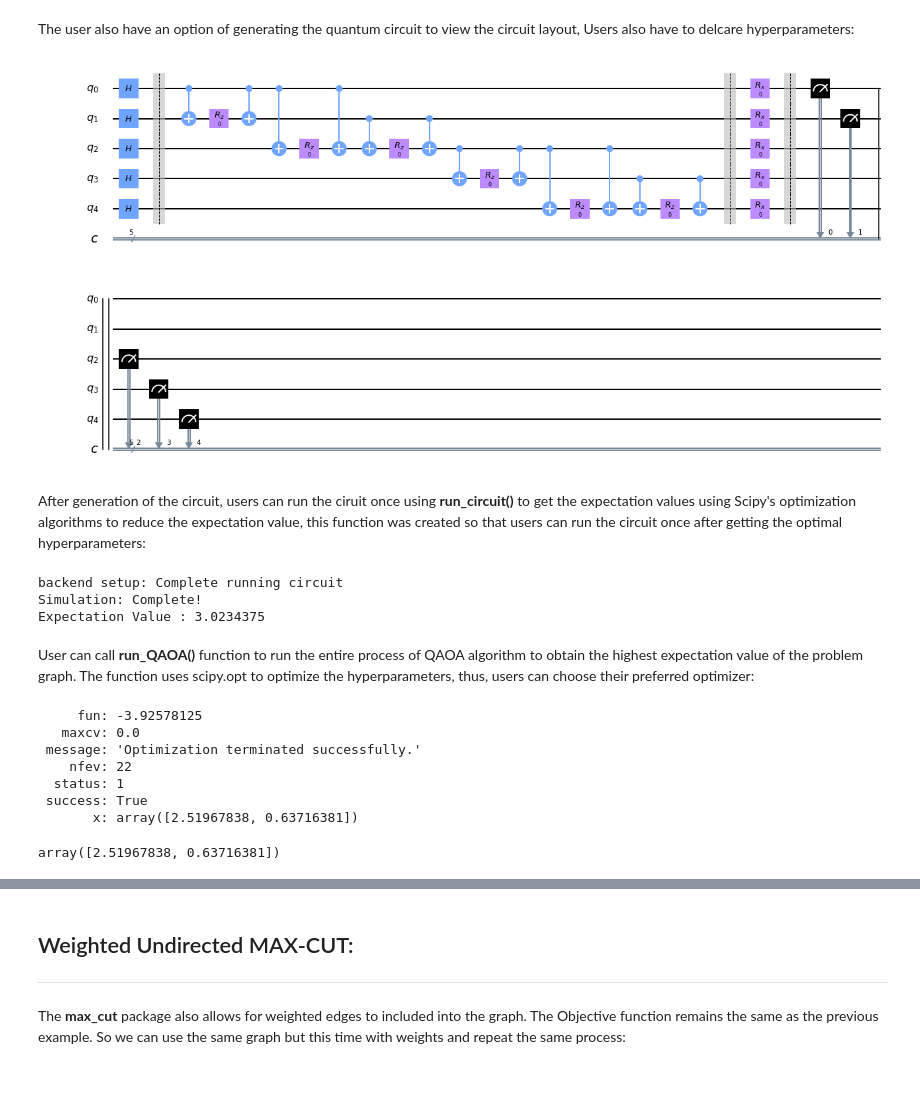
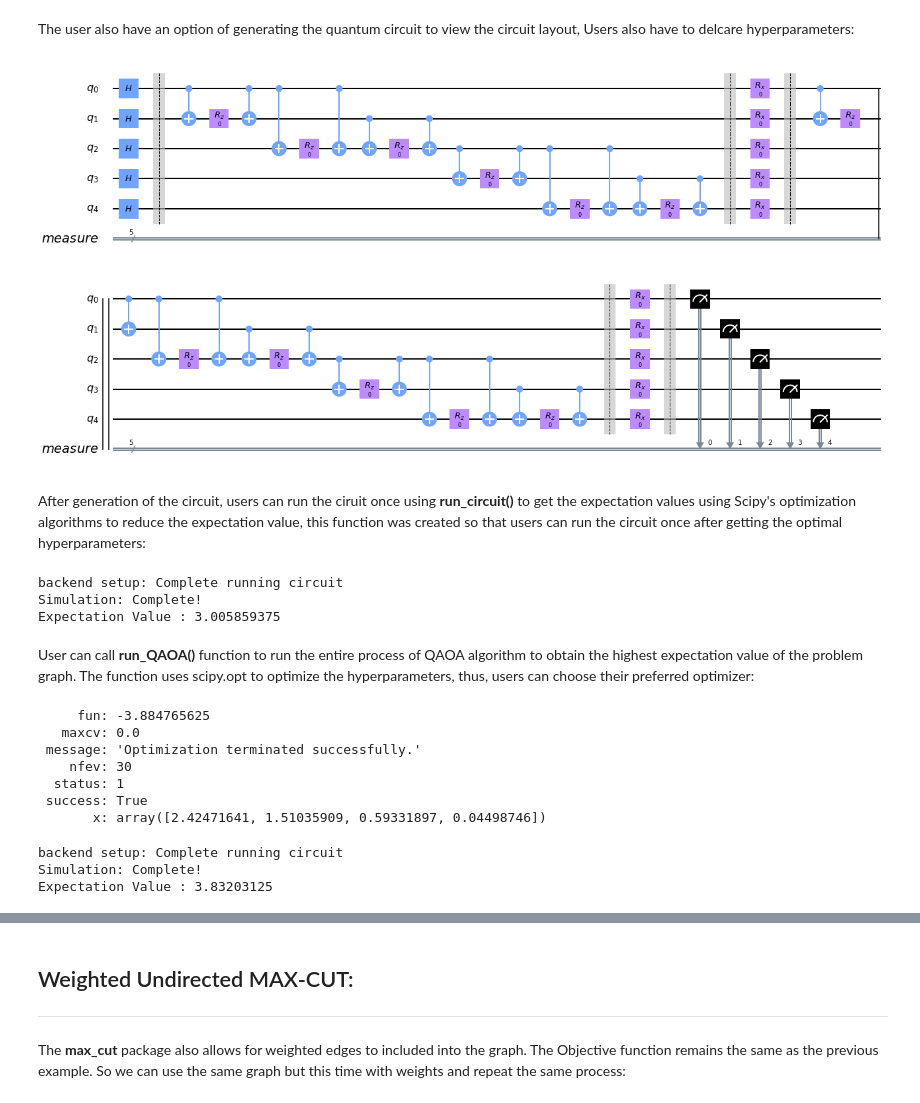
Before and after one commit to nus-comparch/hamiltonian_engine, a Jupyter notebook: Examples/2_PredefinedExamples_MAXCUT.ipynb, the cells around one changed output, grey strips where cells are left out. Saved outputs shown, nothing was run; the diff lists cells and outputs as text; code cells hidden in the pictures.

```diff
--- a/Examples/2_PredefinedExamples_MAXCUT.ipynb
+++ b/Examples/2_PredefinedExamples_MAXCUT.ipynb
@@ -50,35 +50,41 @@ The iterable function was deprecated in Matplotlib 3.1 and will be removed in 3.
 The next step is to instantiate the max_cut object. For the max-cut problem; we defined the objective function $f(x)$ = $x_1 \oplus x_2$ = $\neg x_1 \wedge x_2$ | $\neg x_2 \wedge x_1$
 # %%
 # instantiate a MAX_CUT object which prepares converts the objective function into a pauli hamiltonian
-max_cut = mc.max_cut(G)
+max_cut = mc.max_cut(2,G)
 # %% [markdown]
 The user also have an option of generating the quantum circuit to view the circuit layout, Users also have to delcare hyperparameters:
 # %%
 # Generate the circuit for graph per Edge mapping
-hyperparams = [0.0,0.0]
+hyperparams = [0.0,0.0,0.0,0.0]
 max_cut.generate_quantumCircuit(G, hyperparams)
 # %% [output]
-[figure, old version]
+[figure, new version]
 # %% [markdown]
 After generation of the circuit, users can run the ciruit once using **run_circuit()** to get the expectation values using Scipy's optimization algorithms to reduce the expectation value, this function was created so that users can run the circuit once after getting the optimal hyperparameters:
 # %%
 # run the circuit once
-results = max_cut.run_circuit(G)
+results = max_cut.run_circuit()
 # %% [output]
 backend setup: Complete running circuit
 Simulation: Complete!
-Expectation Value : 3.0234375
+Expectation Value : 3.005859375
 # %% [markdown]
 User can call **run_QAOA()** function to run  the entire process of QAOA algorithm to obtain the highest expectation value of the problem graph. The function uses scipy.opt to optimize the hyperparameters, thus, users can choose their preferred optimizer:
 # %%
-hyperparams=[2.63851474, 0.68736767]
-max_cut.run_QAOA(hyperparams,'COBYLA')
+hyperparams=[2.44209724, 0.5108678 , 0.61853918, 0.05359925]
+opt_hyperparams = max_cut.run_QAOA(hyperparams,'COBYLA')
 # %% [output]
-     fun: -3.92578125
+     fun: -3.884765625
    maxcv: 0.0
  message: 'Optimization terminated successfully.'
-    nfev: 22
+    nfev: 30
   status: 1
  success: True
-       x: array([2.51967838, 0.63716381])
+       x: array([2.42471641, 1.51035909, 0.59331897, 0.04498746])
-array([2.51967838, 0.63716381])
+# %%
+max_cut.generate_quantumCircuit(G, opt_hyperparams)
+res = max_cut.run_circuit()
+# %% [output]
+backend setup: Complete running circuit
+Simulation: Complete!
+Expectation Value : 3.83203125
```
Also changed, not shown: parts of 17 cells of this notebook, 6 other files.
